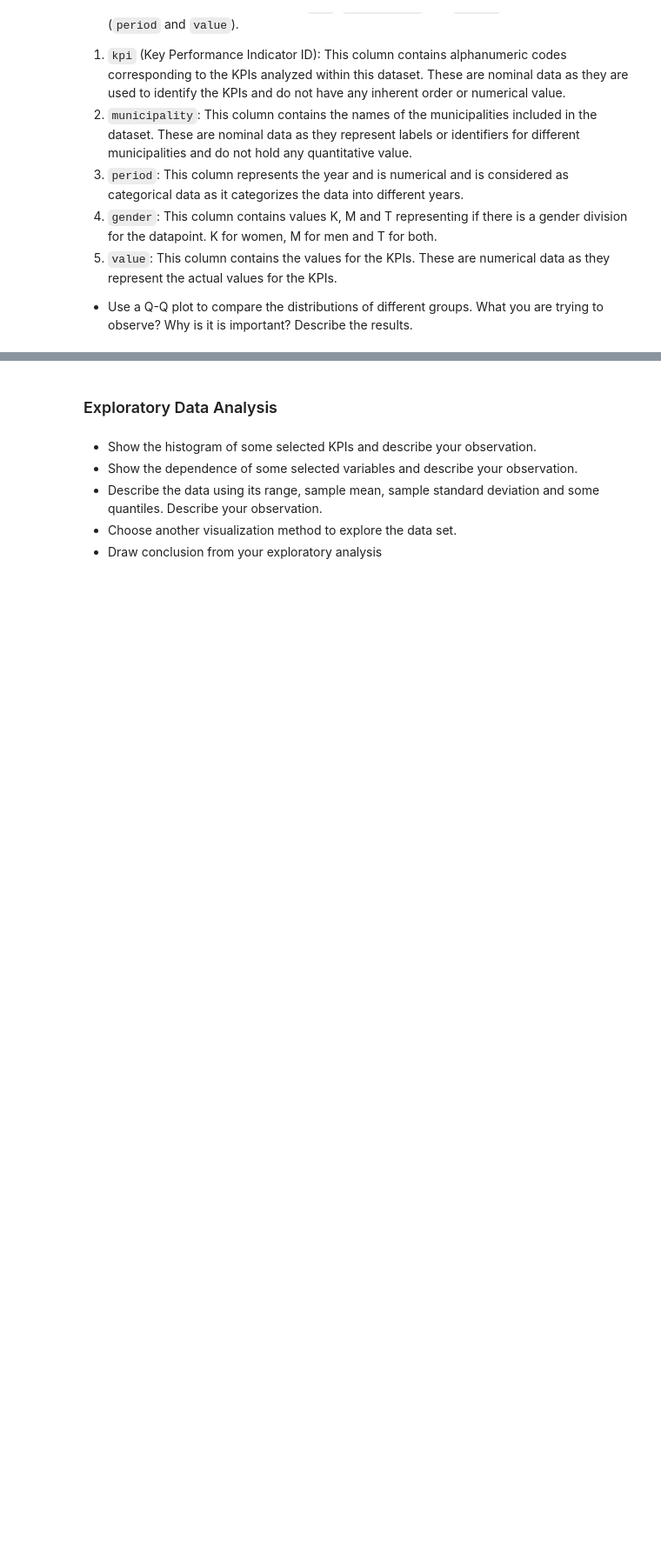
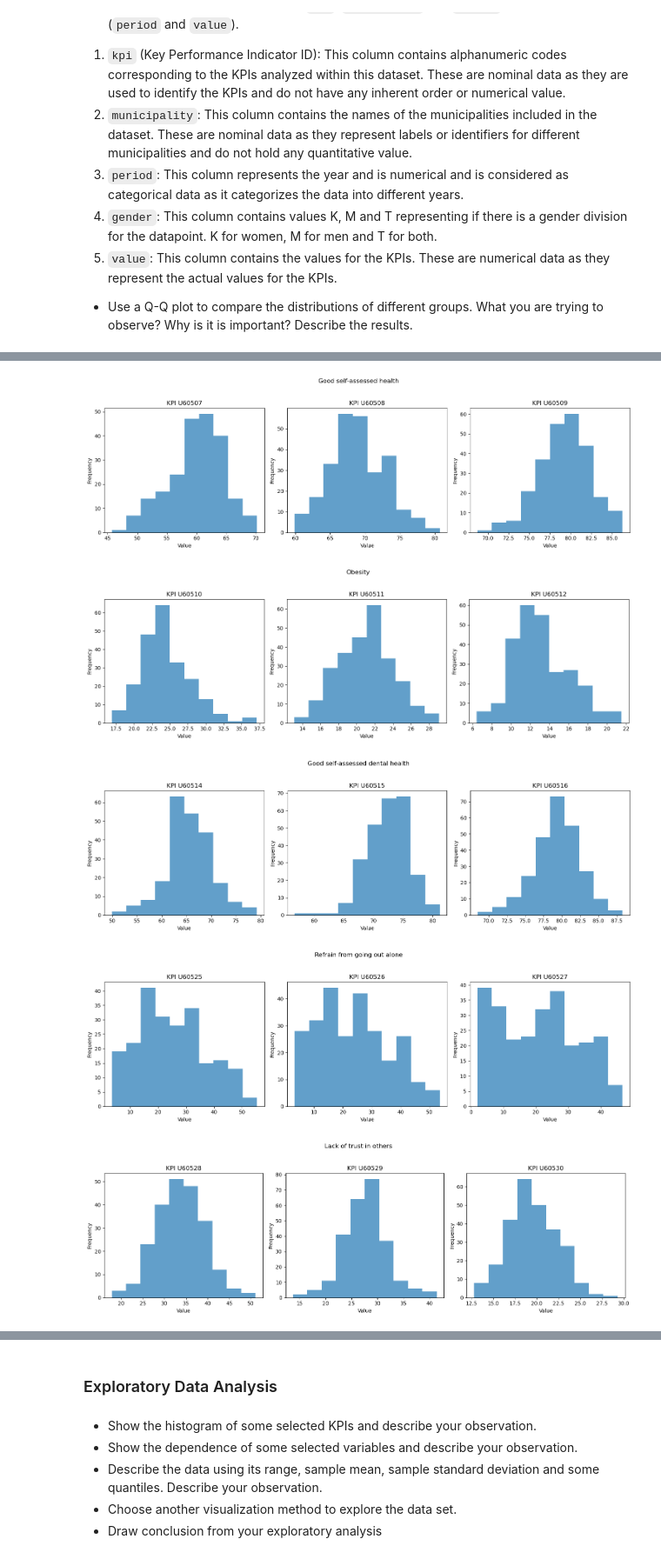
Before and after one commit to NilsDunlop/DIT863-Assignments, a Jupyter notebook: Project/Project.ipynb, the cells around one changed output, grey strips where cells are left out. Shown at 87% size. Saved outputs shown, nothing was run; the diff lists cells and outputs as text; code cells hidden in the pictures; blank space fills up the shorter version.

Commit message:
Added exploratory analysis on various health indicators

```diff
--- a/Project/Project.ipynb
+++ b/Project/Project.ipynb
@@ -75,0 +76,49 @@ municipalities_data_head = municipalities_data.head(15)
+# %%
+# Analysing the health contributers with different levels of education
+# This is done to determine what KPIs are relevant to our analysis
+education_health_kpis = [
+    'U60507', 'U60508', 'U60509', # Good self-assessed health
+    'U60510', 'U60511', 'U60512', # Obesity
+    'U60514', 'U60515', 'U60516', # Good self-assessed dental health
+    'U60525', 'U60526', 'U60527', # Refrain from going out alone
+    'U60528', 'U60529', 'U60530', # Lack of trust in others
+    'U60540', 'U60541', 'U60542', # Eat fruits and vegetables
+    'U60543', 'U60544', 'U60545', # Smoke daily
+    'U60547', 'U60548', 'U60549'  # Risky alcohol habits
+]
+
+# Filter the kpi_values dataframe for the KPIs of interest
+filtered_df = kpi_values[kpi_values['kpi'].isin(education_health_kpis)]
+
+kpi_groups = {
+    'Good self-assessed health': ['U60507', 'U60508', 'U60509'],
+    'Obesity': ['U60510', 'U60511', 'U60512'],
+    'Good self-assessed dental health': ['U60514', 'U60515', 'U60516'],
+    'Refrain from going out alone': ['U60525', 'U60526', 'U60527'],
+    'Lack of trust in others': ['U60528', 'U60529', 'U60530'],
+    'Eat fruits and vegetables': ['U60540', 'U60541', 'U60542'],
+    'Smoke daily': ['U60543', 'U60544', 'U60545'],
+    'Risky alcohol habits': ['U60547', 'U60548', 'U60549']
+}
+
+# Create subplots for each category
+for category, kpis in kpi_groups.items():
+    fig, axes = plt.subplots(1, 3, figsize=(15, 5))  # 1 row, 3 columns
+    fig.suptitle(category)
+
+    for i, kpi in enumerate(kpis):
+        subset = filtered_df[filtered_df['kpi'] == kpi]
+        axes[i].hist(subset['value'], bins=10, alpha=0.7)
+        axes[i].set_title(f'KPI {kpi}')
+        axes[i].set_xlabel('Value')
+        axes[i].set_ylabel('Frequency')
+
+    # Adjust layout to prevent overlap
+    plt.tight_layout(rect=[0, 0.03, 1, 0.95])
+    plt.show()
+# %% [output]
+[figure, added]
+[figure, added]
+[figure, added]
+[figure, added]
+[figure, added]
```
Also changed, not shown: parts of 5 cells of this notebook.
